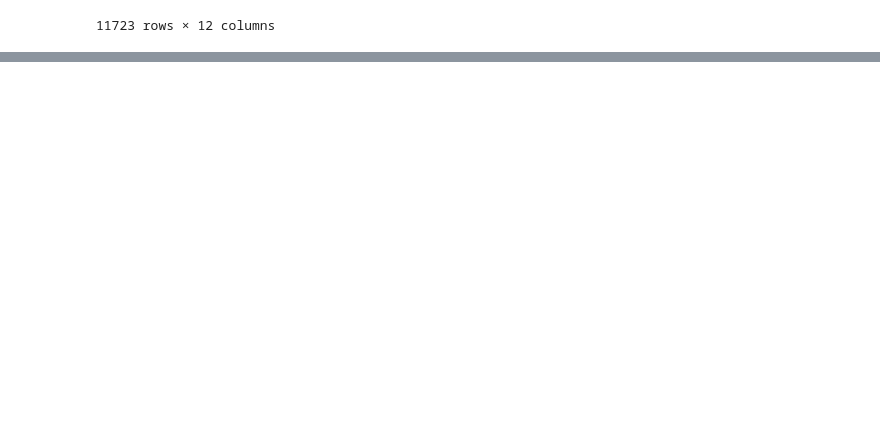
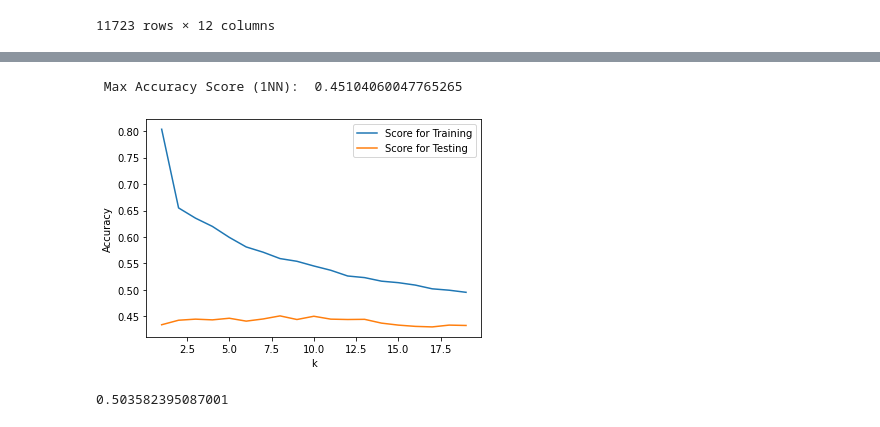
Before and after one commit to saiT1108/DS_project, a Jupyter notebook: main.ipynb, the cells around one changed output, grey strips where cells are left out. Saved outputs shown, nothing was run; the diff lists cells and outputs as text; code cells hidden in the pictures; blank space fills up the shorter version.

```diff
--- a/main.ipynb
+++ b/main.ipynb
@@ -291,0 +321,39 @@ print(accuracy_score(y_pred2, Y_test))
+# %%
+cont_cols = ['HARM_TOTAL', 'TOR_F_SCALE', 'TOR_AREA', 'CZ_NAME']
+cont_df = df_hur[cont_cols]
+X_train, X_test, Y_train, Y_test = train_test_split(cont_df, df_hur['DAMAGE_PROPERTY'], test_size=0.25, random_state=64)
+resultsKNN = pd.DataFrame(columns=['KNN', 'Score for Training', 'Score for Testing'])
+max_accuracy = 0
+
+for knnCount in range (1,20):
+    nn_clf = KNeighborsClassifier(n_neighbors=knnCount)
+    nn_clf.fit(X_train, Y_train)
+    y_train_pred = nn_clf.predict(X_train)
+    y_pred = nn_clf.predict(X_test)
+
+    scoreTrain = accuracy_score(Y_train, y_train_pred)
+    scoreTest = accuracy_score(Y_test, y_pred)
+
+    if(scoreTest > max_accuracy):
+        max_accuracy = scoreTest
+
+    resultsKNN.loc[knnCount] = [knnCount, scoreTrain, scoreTest]
+
+resultsKNN.pop('KNN')
+ax = resultsKNN.plot()
+ax.set(xlabel='k', ylabel='Accuracy')
+print(" Max Accuracy Score (1NN): ", max_accuracy)
+# %% [output]
+ Max Accuracy Score (1NN):  0.45104060047765265
+[figure, added]
+# %%
+from sklearn.tree import DecisionTreeClassifier
+dt_clf = DecisionTreeClassifier(max_depth = 8, criterion='gini', random_state = 32)
+
+X_train, X_test, Y_train, Y_test = train_test_split(df_hur[desc_ft], df_hur['DAMAGE_PROPERTY'], test_size=0.25)
+
+dt_clf.fit(X_train, Y_train)
+y_pred3 = dt_clf.predict(X_test)
+print(accuracy_score(y_pred3, Y_test))
+# %% [output]
+0.503582395087001
```
Also changed, not shown: parts of 5 cells of this notebook.
